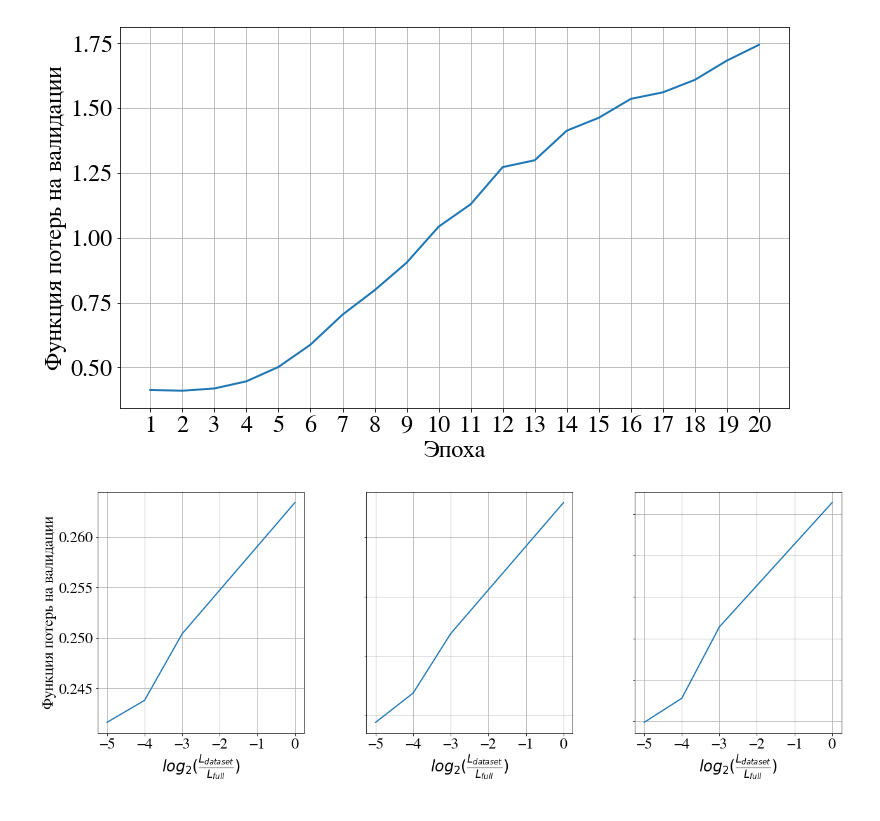
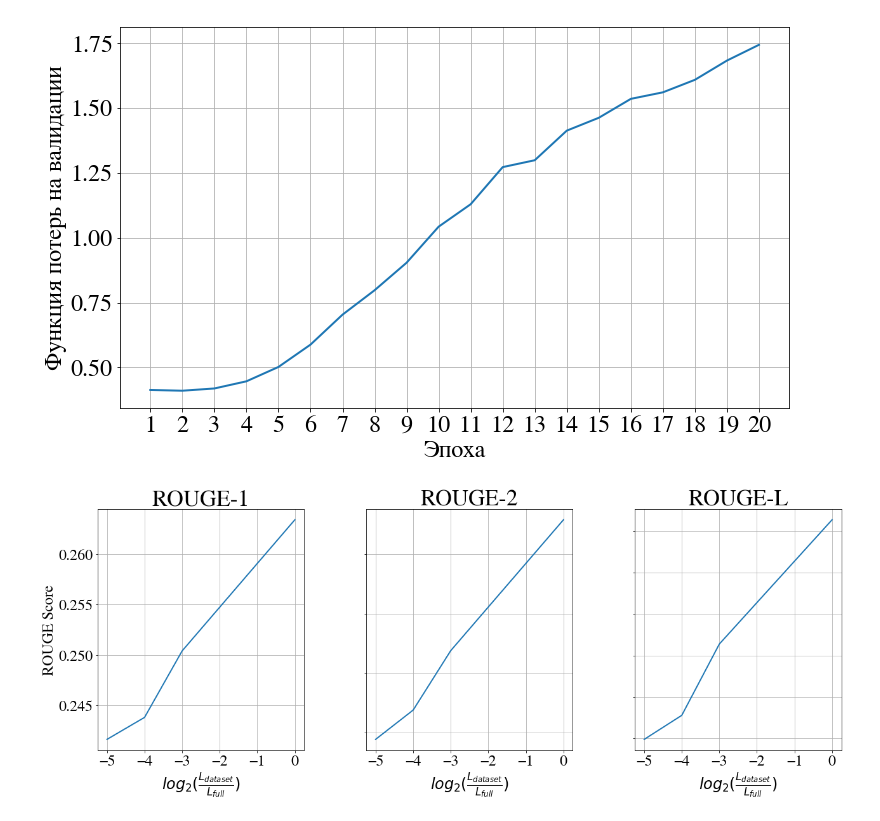
Before and after one commit to Intelligent-Systems-Phystech/2018-Project-29, a Jupyter notebook: code/Model_structure_data_processing.ipynb, the cells around one changed output. Drawn from its saved outputs; the diff is of its cells as text; code cells hidden in the pictures.

```diff
--- a/code/Model_structure_data_processing.ipynb
+++ b/code/Model_structure_data_processing.ipynb
@@ -38,25 +38,28 @@ plt.savefig('epoch_losses.eps')
 # %%
 y1 = [0.24164, 0.24382, 0.25041, 0.26341]
 y2 = [0.09941, 0.10188, 0.10689, 0.11792]
 y3 = [0.12744, 0.12889, 0.13319, 0.14068]
 x = [-5, -4, -3, 0]
 fig, axarr = plt.subplots(1, 3, figsize=(21, 7))
 majorLocator   = MultipleLocator(1)
 fig.subplots_adjust(hspace=0.4, wspace=0.3)
 axarr[0].plot(x, y1, label='ROUGE-1')
 axarr[1].plot(x, y2, label='ROUGE-2')
 axarr[2].plot(x, y3, label='ROUGE-L')
+axarr[0].set_title("ROUGE-1")
+axarr[1].set_title("ROUGE-2")
+axarr[2].set_title("ROUGE-L")
 axarr[0].grid(True)
 axarr[1].grid(True)
 axarr[2].grid(True)
 axarr[0].xaxis.set_major_locator(majorLocator)
 axarr[1].xaxis.set_major_locator(majorLocator)
 axarr[2].xaxis.set_major_locator(majorLocator)
 for ax in axarr.flat:
-    ax.set(xlabel=r"$log_2(\frac{L_{dataset}}{L_{full}})$", ylabel=u"Функция потерь на валидации")
+    ax.set(xlabel=r"$log_2(\frac{L_{dataset}}{L_{full}})$", ylabel=u"ROUGE Score")
 # Hide x labels and tick labels for top plots and y ticks for right plots.
 for ax in axarr.flat:
     ax.label_outer()
 plt.savefig('learning_curve.eps')
 # %% [output]
-[figure, old version]
+[figure, new version]
```
Also changed, not shown: 16 other files.
